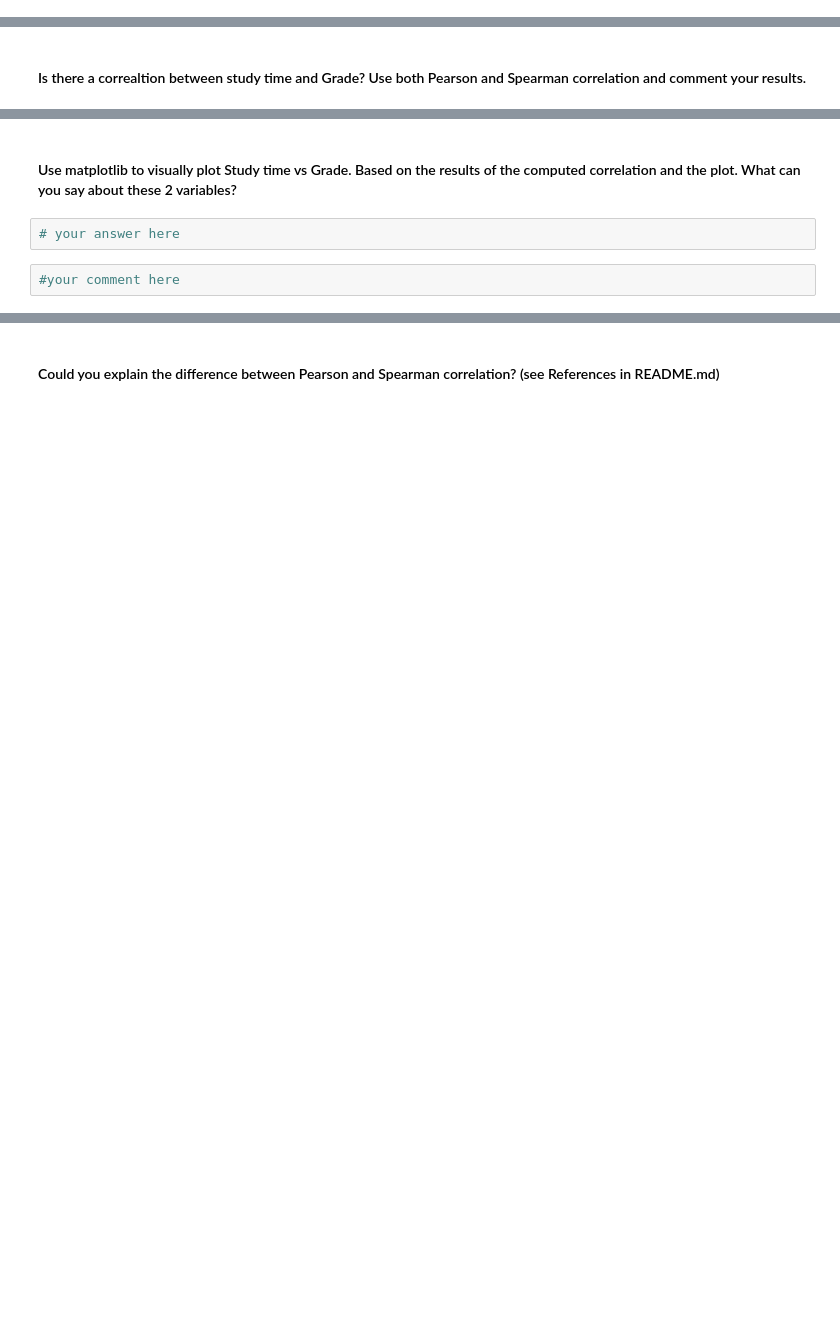
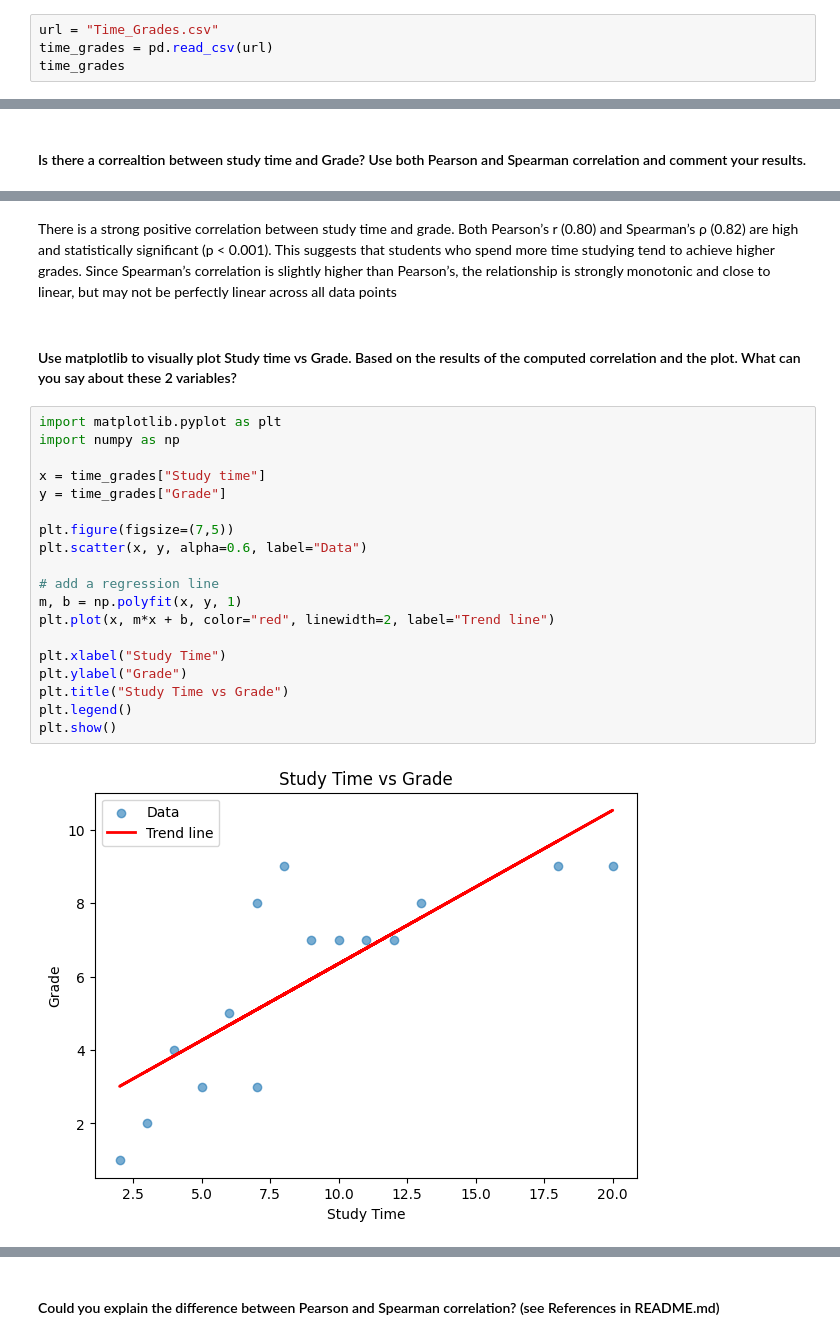
Before and after one commit to ironhack-labs/lab-pivot-tables-and-correlations, a Jupyter notebook: your-code/main.ipynb, the cells around one changed output, grey strips where cells are left out. Cells and saved outputs as stored; diff of their text form; blank space fills up the shorter version.

```diff
--- a/your-code/main.ipynb
+++ b/your-code/main.ipynb
@@ -235,0 +360,4 @@ column= ['Calorie burned', 'Steps','Floors','Minutes Sedentary','Minutes Very Ac
+# %%
+url = "Time_Grades.csv"
+time_grades = pd.read_csv(url)
+time_grades
@@ -246,6 +417,25 @@ column= ['Calorie burned', 'Steps','Floors','Minutes Sedentary','Minutes Very Ac
+# %% [markdown]
+There is a strong positive correlation between study time and grade. Both Pearson’s r (0.80) and Spearman’s ρ (0.82) are high and statistically significant (p < 0.001). This suggests that students who spend more time studying tend to achieve higher grades. Since Spearman’s correlation is slightly higher than Pearson’s, the relationship is strongly monotonic and close to linear, but may not be perfectly linear across all data points
 # %% [markdown]
 #### Use matplotlib to visually plot Study time vs Grade. Based on the results of the computed correlation and the plot. What can you say about these 2 variables?
-# %%
-# your answer here
-# %%
-#your comment here
+# %%
+import matplotlib.pyplot as plt
+import numpy as np
+
+x = time_grades["Study time"]
+y = time_grades["Grade"]
+
+plt.figure(figsize=(7,5))
+plt.scatter(x, y, alpha=0.6, label="Data")
+
+# add a regression line
+m, b = np.polyfit(x, y, 1)
+plt.plot(x, m*x + b, color="red", linewidth=2, label="Trend line")
+
+plt.xlabel("Study Time")
+plt.ylabel("Grade")
+plt.title("Study Time vs Grade")
+plt.legend()
+plt.show()
+# %% [output]
+[figure, added]
```
Also changed, not shown: parts of 44 cells of this notebook.
